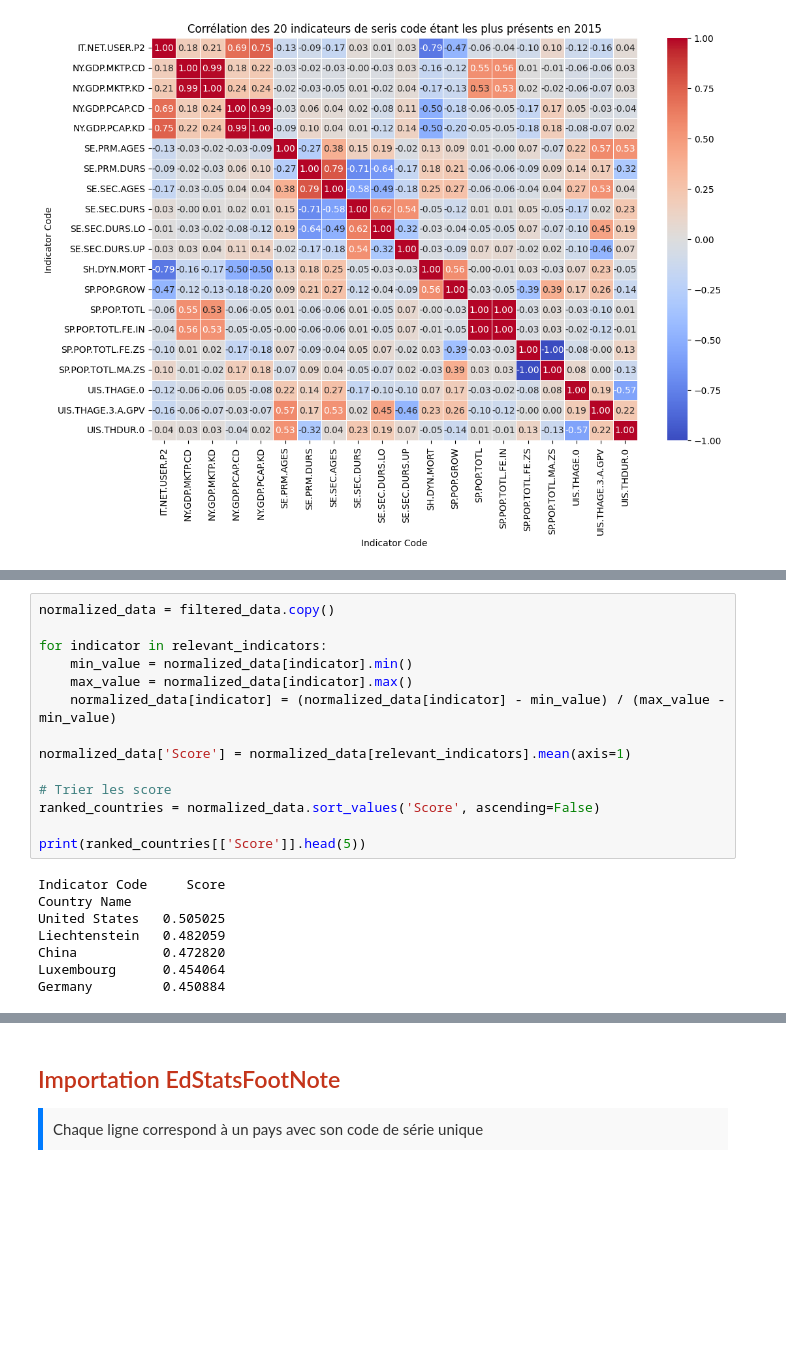
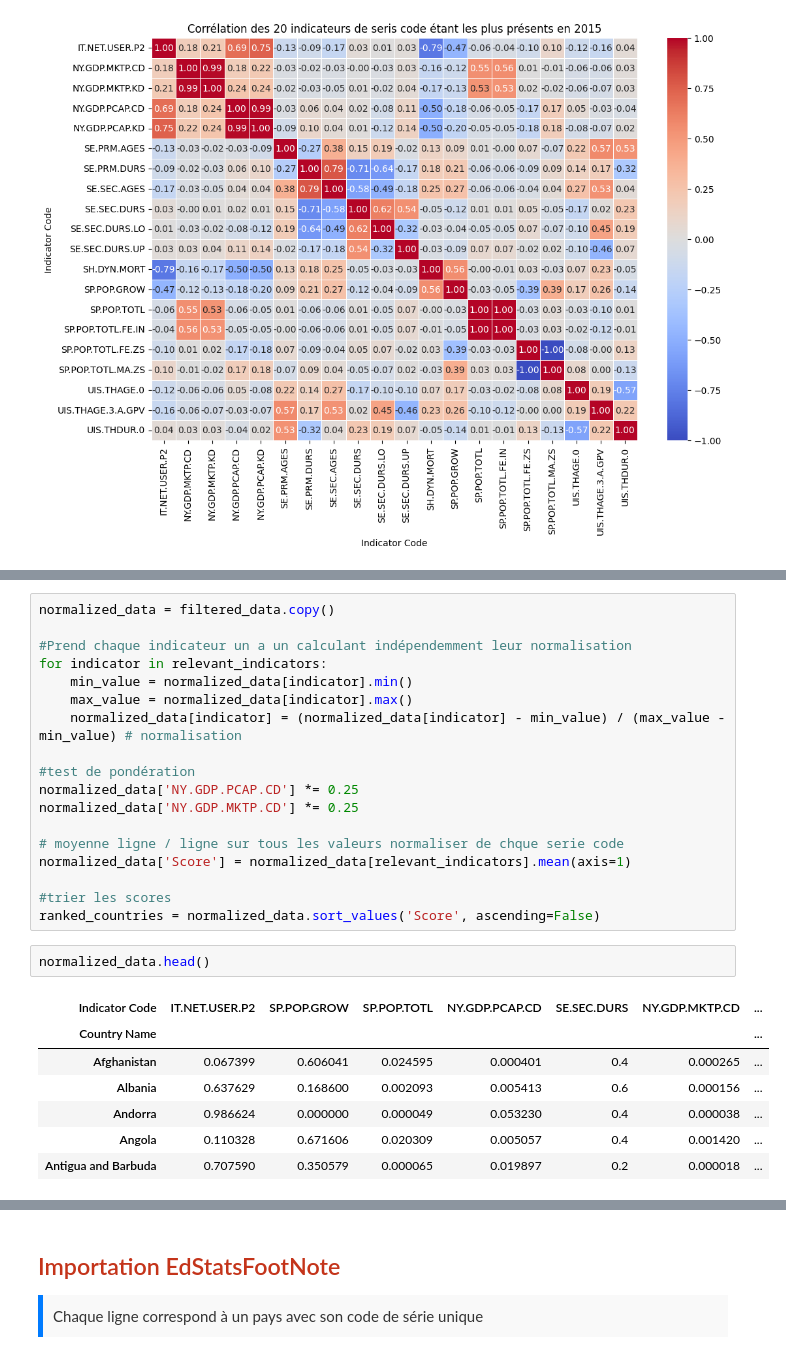
Before and after one commit to Xantos07/EducationalSystems, a Jupyter notebook: EducationalSystems.ipynb, the cells around one changed output, grey strips where cells are left out. Drawn from its saved outputs; the diff is of its cells as text; blank space fills up the shorter version.

```diff
--- a/EducationalSystems.ipynb
+++ b/EducationalSystems.ipynb
@@ -1077,22 +1029,28 @@ filtered_data.head()
 # %%
 normalized_data = filtered_data.copy()
 
+#Prend chaque indicateur un a un calculant indépendemment leur normalisation
 for indicator in relevant_indicators:
     min_value = normalized_data[indicator].min()
     max_value = normalized_data[indicator].max()
-    normalized_data[indicator] = (normalized_data[indicator] - min_value) / (max_value - min_value)
+    normalized_data[indicator] = (normalized_data[indicator] - min_value) / (max_value - min_value) # normalisation
 
+#test de pondération
+normalized_data['NY.GDP.PCAP.CD'] *= 0.25
+normalized_data['NY.GDP.MKTP.CD'] *= 0.25
+
+# moyenne ligne / ligne sur tous les valeurs normaliser de chque serie code
 normalized_data['Score'] = normalized_data[relevant_indicators].mean(axis=1)
 
-# Trier les score
+#trier les scores
 ranked_countries = normalized_data.sort_values('Score', ascending=False)
-
-print(ranked_countries[['Score']].head(5))
-# %% [output]
-Indicator Code     Score
-Country Name
-United States   0.505025
-Liechtenstein   0.482059
-China           0.472820
-Luxembourg      0.454064
-Germany         0.450884
+# %%
+normalized_data.head()
+# %% [output]
+| Indicator Code | IT.NET.USER.P2 | SP.POP.GROW | SP.POP.TOTL | NY.GDP.PCAP.CD | SE.SEC.DURS | NY.GDP.MKTP.CD | ... |
+| Country Name |  |  |  |  |  |  | ... |
+| Afghanistan | 0.067399 | 0.606041 | 0.024595 | 0.000401 | 0.4 | 0.000265 | ... |
+| Albania | 0.637629 | 0.168600 | 0.002093 | 0.005413 | 0.6 | 0.000156 | ... |
+| Andorra | 0.986624 | 0.000000 | 0.000049 | 0.053230 | 0.4 | 0.000038 | ... |
+| Angola | 0.110328 | 0.671606 | 0.020309 | 0.005057 | 0.4 | 0.001420 | ... |
+| Antigua and Barbuda | 0.707590 | 0.350579 | 0.000065 | 0.019897 | 0.2 | 0.000018 | ... |
```
Also changed, not shown: parts of 13 cells of this notebook.
